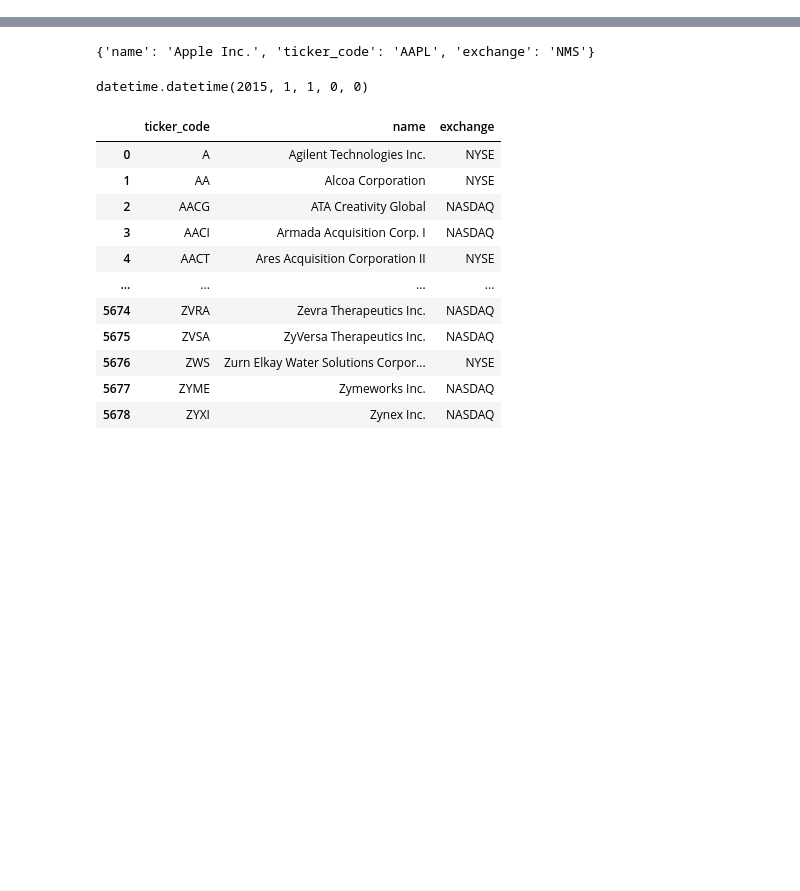
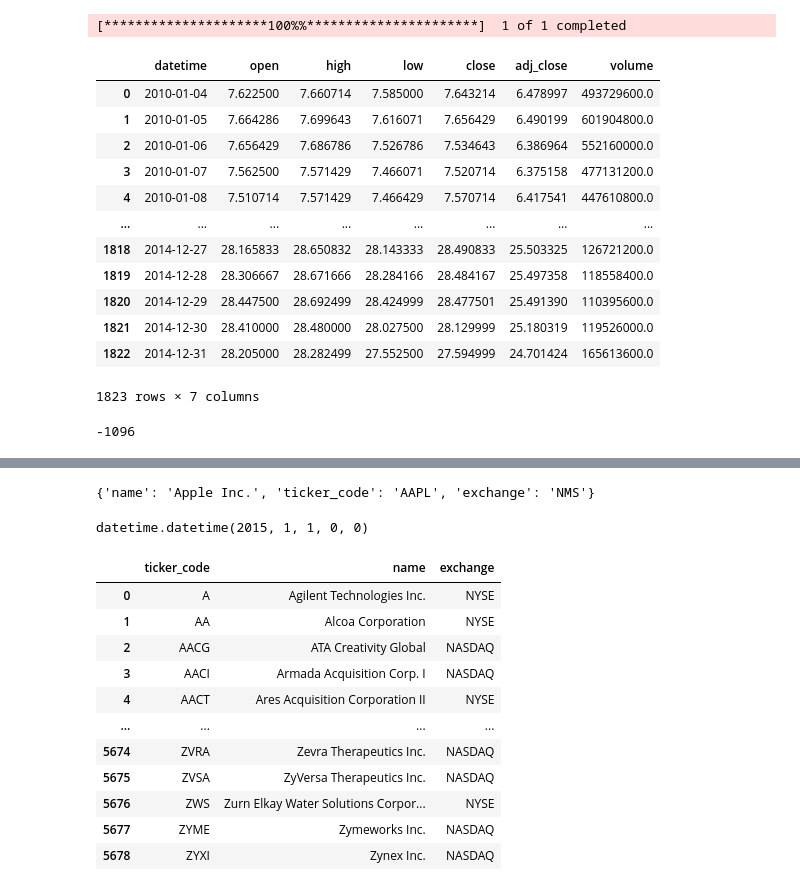
Before and after one commit to KayvanShah1/usc-dsci560-dspp-sp24, a Jupyter notebook: lab3/notebooks/test.ipynb, the cells around one changed output, grey strips where cells are left out. Cells and saved outputs as stored; diff of their text form; code cells hidden in the pictures; blank space fills up the shorter version.

Commit message:
ticker data manager

```diff
--- a/lab3/notebooks/test.ipynb
+++ b/lab3/notebooks/test.ipynb
@@ -82,0 +82,34 @@ WARNING: cookie & crumb does not work well with requests_cache. Am experimenting
+# %%
+from yf import get_ticker_data, clean_ticker_data, resample, basic_preprocess
+
+df = get_ticker_data(
+    "AAPL",
+    start_date=datetime.strptime("2010-01-01", "%Y-%m-%d"),
+    end_date=datetime.strptime("2015-01-01", "%Y-%m-%d"),
+)
+df = clean_ticker_data(df)
+df = basic_preprocess(resample(df))
+df
+# %% [output]
+[*********************100%%**********************]  1 of 1 completed
+|  | datetime | open | high | low | close | adj_close | volume |
+| 0 | 2010-01-04 | 7.622500 | 7.660714 | 7.585000 | 7.643214 | 6.478997 | 493729600.0 |
+| 1 | 2010-01-05 | 7.664286 | 7.699643 | 7.616071 | 7.656429 | 6.490199 | 601904800.0 |
+| 2 | 2010-01-06 | 7.656429 | 7.686786 | 7.526786 | 7.534643 | 6.386964 | 552160000.0 |
+| 3 | 2010-01-07 | 7.562500 | 7.571429 | 7.466071 | 7.520714 | 6.375158 | 477131200.0 |
+| 4 | 2010-01-08 | 7.510714 | 7.571429 | 7.466429 | 7.570714 | 6.417541 | 447610800.0 |
+| ... | ... | ... | ... | ... | ... | ... | ... |
+| 1818 | 2014-12-27 | 28.165833 | 28.650832 | 28.143333 | 28.490833 | 25.503325 | 126721200.0 |
+| 1819 | 2014-12-28 | 28.306667 | 28.671666 | 28.284166 | 28.484167 | 25.497358 | 118558400.0 |
+| 1820 | 2014-12-29 | 28.447500 | 28.692499 | 28.424999 | 28.477501 | 25.491390 | 110395600.0 |
+| 1821 | 2014-12-30 | 28.410000 | 28.480000 | 28.027500 | 28.129999 | 25.180319 | 119526000.0 |
+| 1822 | 2014-12-31 | 28.205000 | 28.282499 | 27.552500 | 27.594999 | 24.701424 | 165613600.0 |
+1823 rows × 7 columns
+# %%
+start_date=datetime.strptime("2018-01-01", "%Y-%m-%d")
+end_date=datetime.strptime("2015-01-01", "%Y-%m-%d")
+
+d = end_date-start_date
+d.days
+# %% [output]
+-1096
```
Also changed, not shown: parts of 3 cells of this notebook, 6 other files.
